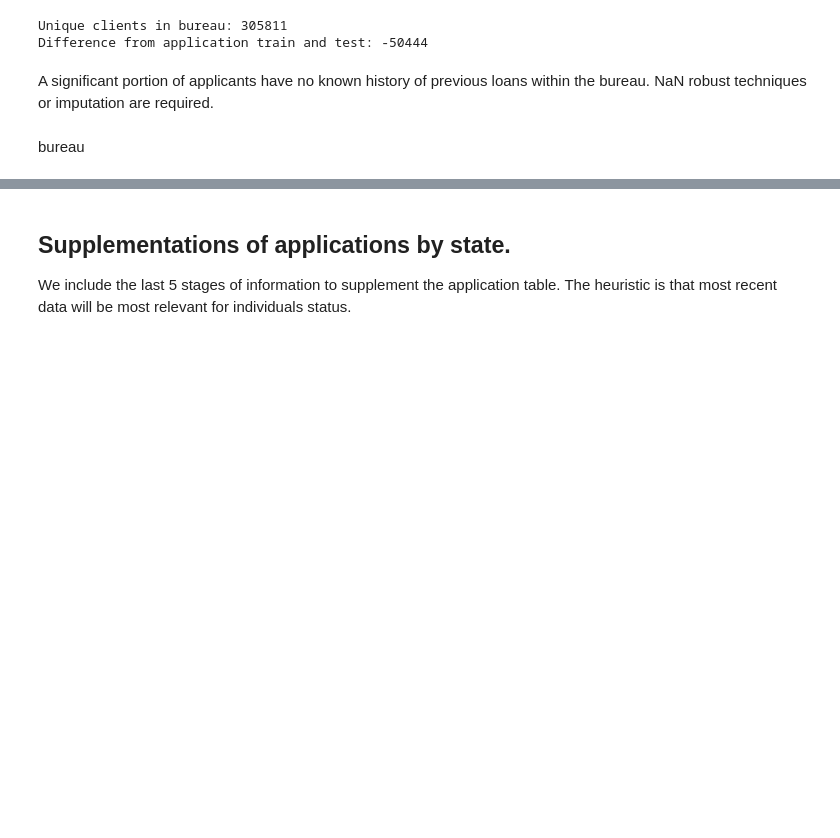
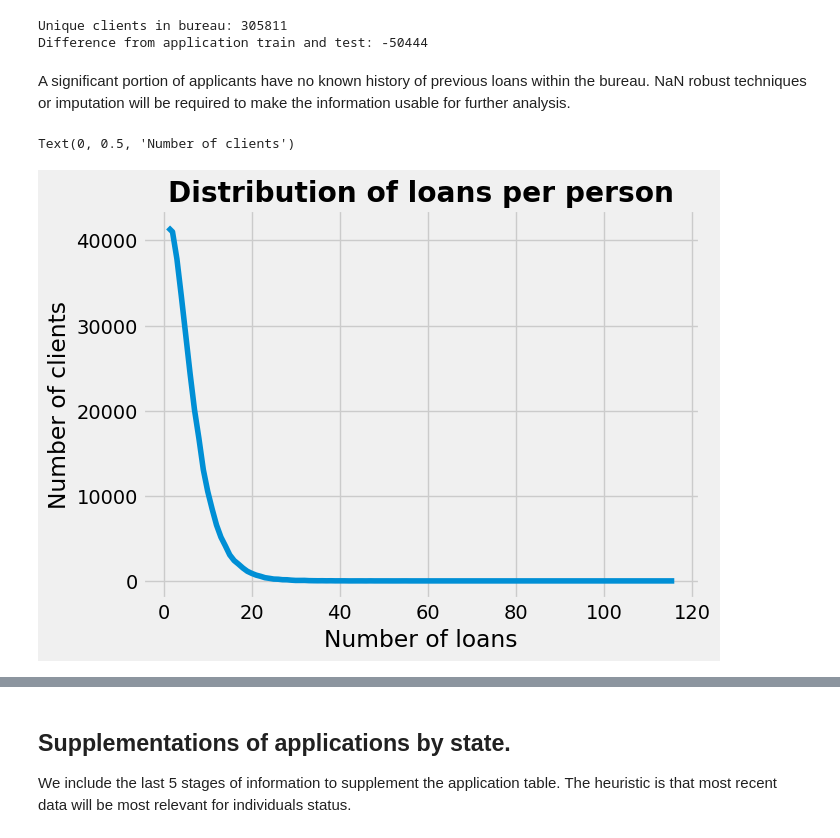
Before and after one commit to Sauciu1/defaulting-risk, a Jupyter notebook: notebooks/nb6_bureau.ipynb, the cells around one changed output, grey strips where cells are left out. Cells and saved outputs as stored; diff of their text form; code cells hidden in the pictures; blank space fills up the shorter version.

```diff
--- a/notebooks/nb6_bureau.ipynb
+++ b/notebooks/nb6_bureau.ipynb
@@ -52,6 +57,14 @@ print(
 Unique clients in bureau: 305811
 Difference from application train and test: -50444
 # %% [markdown]
-A significant portion of applicants have no known history of previous loans within the bureau. NaN robust techniques or imputation are required.
+A significant portion of applicants have no known history of previous loans within the bureau. NaN robust techniques or imputation will be required to make the information usable for further analysis.
-# %% [markdown]
-bureau
+# %%
+loans_per_person = bureau_df.groupby("SK_ID_CURR").size().value_counts().reset_index()
+loans_per_person.columns = ['loans', 'instances']
+sns.lineplot(data=loans_per_person, x='loans', y= 'instances')
+plt.title("Distribution of loans per person")
+plt.xlabel("Number of loans")
+plt.ylabel("Number of clients")
+# %% [output]
+Text(0, 0.5, 'Number of clients')
+[figure, added]
```
Also changed, not shown: parts of 11 cells of this notebook, 8 other files.
